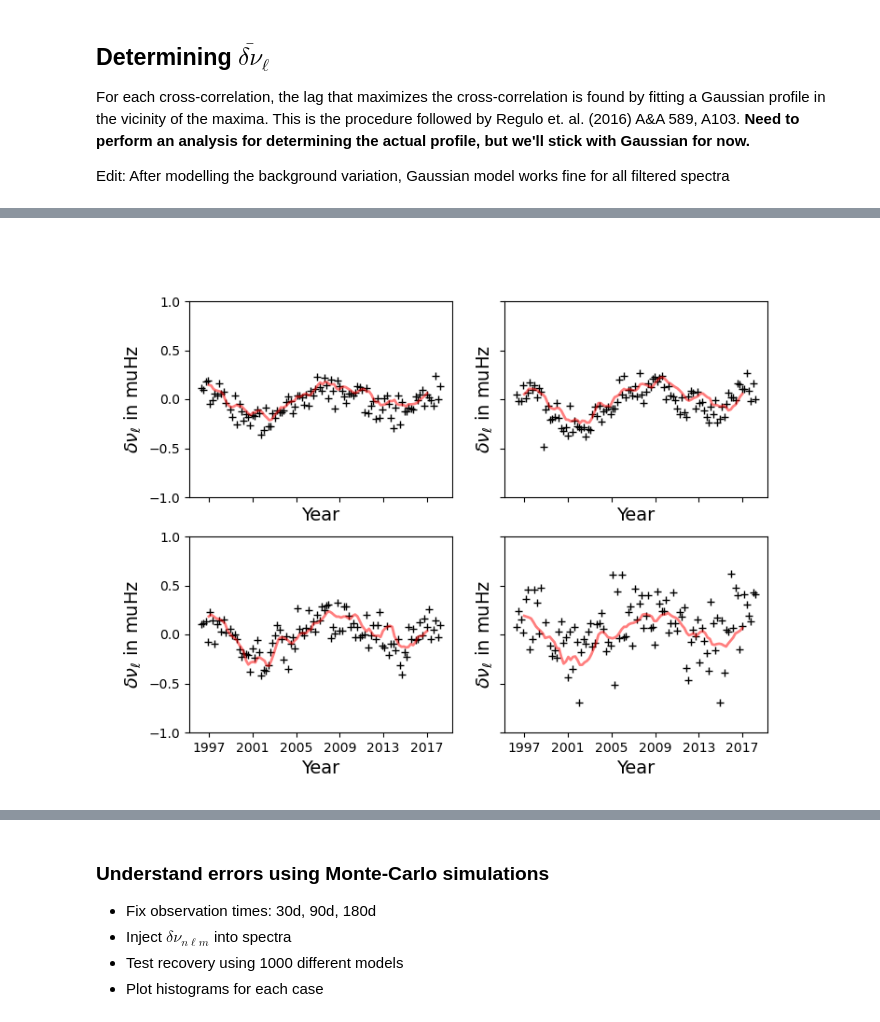
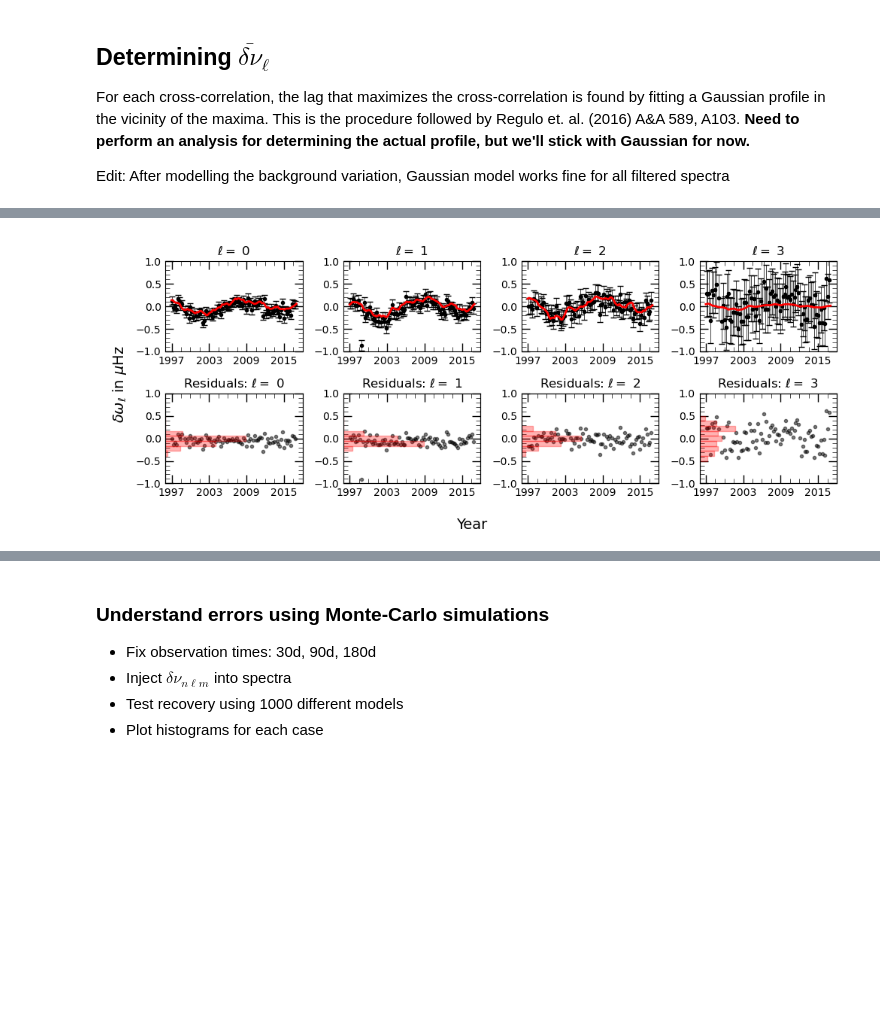
Before and after one commit to samarth-kashyap/seismo-xl, a Jupyter notebook: notebooks/understanding-crosscorr-method.ipynb, the cells around one changed output, grey strips where cells are left out. Saved outputs shown, nothing was run; the diff lists cells and outputs as text; code cells hidden in the pictures; blank space fills up the shorter version.

```diff
--- a/notebooks/understanding-crosscorr-method.ipynb
+++ b/notebooks/understanding-crosscorr-method.ipynb
@@ -252,2 +307,0 @@ ax.plot(freq_mhz[mask], lsfit3[mask], 'b', lw=1)
-# %%
-YRS = np.linspace(years.min(), years.max(), pschunks.shape[0])
@@ -317,12 +359,3 @@ axis=1: theta
 The problem is linearized i.e. $A x = b$ where $A$ is the forward operator, $x$ is the unknown (B-spline coefficients corresponding to sound speed perturbation) and $b$ is the RHS vector ($\bar{\delta\nu}_\ell$). The forward operator is defined as
 $$ A_{j\ell} = \int \mathrm{d}\theta \sin\theta \; \mathcal{K}_\ell(\theta) B_j(\theta),$$
 where $B_j(\theta)$ corresponds to B-spline basis.
-# %%
-th = np.linspace(0., np.pi, 360)
-sinth = np.sin(th)
-Am = np.zeros((4, bsp.shape[-1]))
-for idx in range(4):
-    Am[idx] = simps((kernels_list[idx][:, None])*bsp*(sinth[:, None]), x=th, axis=0)
-
-# The multiplication by a small number is to prevent A.T @ A from being a large number
-# Since the kernels need to be scaled to match with observations anyway, the scaling can be thought of as an adjustable parameter
@@ -392,6 +431,7 @@ def get_freqlags_corrected(refarr, pfilt_list, pexcl_list, maxlag=20):
     lags_list, corr_list, corrnlist, corrbg_list = [], [], [], []
     for jdx in range(pfilt_list.shape[0]):
         p0 = [1., 0., 1., 0.]
+        coeff = [0., 0., 0., 0.]
         lags, corr = compute_cc(pfilt_list[jdx]/1e10, refarr/1e10, maxlag=maxlag)
         lags_bg, corr_bg = compute_cc(pexcl_list[jdx]/1e10, pfilt_list[jdx]/1e10, maxlag=maxlag)
         corr = corr + corr_bg
@@ -430,7 +470,7 @@ def get_freqlags_corrected2(refarr, pfilt_list, pexcl_list, maxlag=20):
         try:
             coeff, var_matrix = curve_fit(gaussian, lags, corr, p0=p0)
         except RuntimeError:
-            coeff[1] = np.nan
+            coeff[1] = 0.
         corr_mat_gauss[jdx, :] = gaussian(lags, *coeff)
         corr_mat[jdx, :] = corr
         max_idx = np.argmax(corr)
@@ -491,41 +531,74 @@ Text(0.02, 0.5, '$\\bar{\\delta\\nu}_\\ell$ in $\\mu$Hz')
 # %%
 # Preliminary analysis
 # Need to reperform this with correct values
+from scipy.interpolate import interp1d
 howe_nus = np.load('/scratch/seismo/kashyap/data/delnu-obs-howe.npy')
-howe_ell = np.load('/scratch/seismo/kashyap/processed/sun-intg/ps-fits/valeriy-blue-Ncarr3-skip40-ell3-i90/fitted-ell-list.npy')
+howe_ell = np.load('/scratch/seismo/kashyap/processed/sun-intg/ps-fits/valeriy-red-Ncarr3-skip60-ell3-i86/fitted-ell-list.npy')
+howe_gamma = np.load('/scratch/seismo/kashyap/processed/sun-intg/ps-fits/valeriy-red-Ncarr3-skip60-ell3-i86/fitted-gamma-list.npy')
 howe_nus[np.isnan(howe_nus)] = 0.
 howe_mask0 = howe_ell==0
 howe_mask1 = howe_ell==1
 howe_mask2 = howe_ell==2
 howe_mask3 = howe_ell==3
 howe_yrs = np.linspace(1997, 2017, howe_nus.shape[-1])
 howe_masklist = [howe_mask0,
                  howe_mask1,
                  howe_mask2,
                  howe_mask3]
 
-fig, axs = plt.subplots(nrows=2, ncols=2, sharex=True, sharey=True, figsize=(8, 6))
-axs = axs.flatten()
+fig, axs = plt.subplots(nrows=2, ncols=4, figsize=(10, 4),)
+sig0 = 0.090
+sig1 = 0.116
+sig2 = 0.178
+sig3 = 0.507
+yerr_list = [sig0, sig1, sig2, sig3]
+common_yrs_min = max(YRS.min(), howe_yrs.min())
+common_yrs_max = min(YRS.max(), howe_yrs.max())
+mask_hyrs = (howe_yrs<=common_yrs_max)*(howe_yrs>=common_yrs_min)
+mask_yrs = (YRS<common_yrs_max)*(YRS>common_yrs_min)
+_abyg = amps_llk[:-2]#/howe_gamma**1.5
+_abyg2 = amps_llk[:-2]**2/howe_gamma
+_abyg = _abyg/_abyg.max()
+_abyg2 = _abyg2/_abyg2.max()
 for idx in range(4):
-    axs[idx].plot(YRS, corr_matarg_gauss[idx]*dfreq, '+k', label='ell=0')
+    #axs[idx].plot(YRS, corr_matarg_gauss[idx]*dfreq, '+k',)
+    axs[0, idx].errorbar(YRS[mask_yrs], corr_matarg_gauss[idx][mask_yrs]*dfreq, yerr=np.ones_like(YRS[mask_yrs])*yerr_list[idx], capsize=3, color='k', marker='o', markersize=3, linestyle='', lw=0.5)
     #axs[idx].plot(howe_yrs, -howe_nus[howe_masklist[idx], :].mean(axis=0)*1e-3, 'b', lw=2, alpha=0.5)
-    lamps = (amps_llk[:-2][howe_masklist[idx]])**2
-    axs[idx].plot(howe_yrs, - lamps @ howe_nus[howe_masklist[idx], :]*1e-3/lamps.sum(), 'r', lw=2, alpha=0.5)
-    axs[idx].set_xticks(np.arange(1997, 2020, 4))
-    axs[idx].set_xlabel('Year', fontsize=14)
-    axs[idx].set_ylabel('$\\delta\\nu_\\ell$ in muHz', fontsize=14)
-    axs[idx].set_ylim([-1, 1])
+    #lamps = (_amps_norm[howe_masklist[idx]])**2 / (howe_gamma[howe_masklist[idx]]**3)
+    #lamps = _abyg[howe_masklist[idx]]**2
+    lamps = _abyg2[howe_masklist[idx]]
+    axs[0, idx].plot(howe_yrs[mask_hyrs], - lamps @ howe_nus[howe_masklist[idx], :][:, mask_hyrs]*1e-3/lamps.sum(), 'r', lw=2, zorder=4)
+    axs[0, idx].set_xticks(np.arange(1997, 2020, 6))
+    axs[0, idx].set_ylim([-1, 1])
+    axs[0, idx].set_title('$\\ell=$ '+f'{idx}')
 
-fig, axs = plt.subplots(nrows=2, ncols=2, sharex=True, sharey=True, figsize=(8, 6))
-axs = axs.flatten()
-for idx in range(4):
-    axs[idx].plot(YRS, corr_matarg_gauss[idx]*dfreq, '+k', label='ell=0')
-    #axs[idx].plot(howe_yrs, -howe_nus[howe_masklist[idx], :].mean(axis=0)*1e-3, 'b', lw=2, alpha=0.5)
-    lamps = (amps_llk[:-2][howe_masklist[idx]])**2
-    axs[idx].plot(howe_yrs, - lamps @ howe_nus[howe_masklist[idx], :]*1e-3/lamps.sum(), 'r', lw=2, alpha=0.5)
-    axs[idx].set_xticks(np.arange(1997, 2020, 4))
-    axs[idx].set_xlabel('Year', fontsize=14)
-    axs[idx].set_ylabel('$\\delta\\nu_\\ell$ in muHz', fontsize=14)
-    axs[idx].set_ylim([-1, 1])
+    ival = interp1d(howe_yrs[mask_hyrs], lamps @ howe_nus[howe_masklist[idx], :][:, mask_hyrs]*1e-3/lamps.sum())
+    delnu_howe = ival(YRS[mask_yrs])
+
+    #axs[1, idx].errorbar(YRS[mask_yrs], corr_matarg_gauss[idx][mask_yrs]*dfreq + delnu_howe, yerr=np.ones_like(YRS[mask_yrs])*yerr_list[idx], capsize=3, color='k', marker='o', markersize=3, linestyle='', lw=0.5)
+    axs[1, idx].plot(YRS[mask_yrs], corr_matarg_gauss[idx][mask_yrs]*dfreq + delnu_howe, color='k', marker='o', markersize=3,
+                     linestyle='', lw=0.5, alpha=0.5)
+    axs[1, idx].set_xticks(np.arange(1997, 2020, 6))
+    axs[1, idx].set_ylim([-1, 1])
+    axs[1, idx].set_title('Residuals: $\\ell=$ '+f'{idx}')
+
+    ax2 = axs[1, idx].twinx()
+    ax2.set(yticklabels=[])
+
+    # Plot the histogram on the second y-axis
+    bins = np.linspace(-0.5, 0.5, 10)
+    n, bins, patches = ax2.hist((corr_matarg_gauss[idx][mask_yrs]*dfreq + delnu_howe), bins=bins,
+                                orientation='horizontal', color='r', alpha=0.3, edgecolor='r')
+    for patch in patches:
+        patch.set_x(patch.get_x() + 1996)
+        patch.set_width(patch.get_width()*0.3)
+    axs[1, idx].set_xlim([1996, 2018])
+    ax2.set_ylim([-1, 1])
+
+    #axs[2, idx].hist((corr_matarg_gauss[idx][mask_yrs]*dfreq + delnu_howe)/yerr_list[idx], bins=np.linspace(-3, 3, 20), color='k', alpha=0.4)
+fig.supxlabel('Year', fontsize=14)
+fig.supylabel('$\\delta\\omega_\\ell$ in $\\mu$Hz', fontsize=14)
+fig.tight_layout()
+fig.savefig('/home/kashyap/Downloads/delnu-ell-bison-xl.png')
 # %% [output]
-[figure, old version]
+[figure, new version]
```
Also changed, not shown: parts of 40 cells of this notebook, 6 other files.
